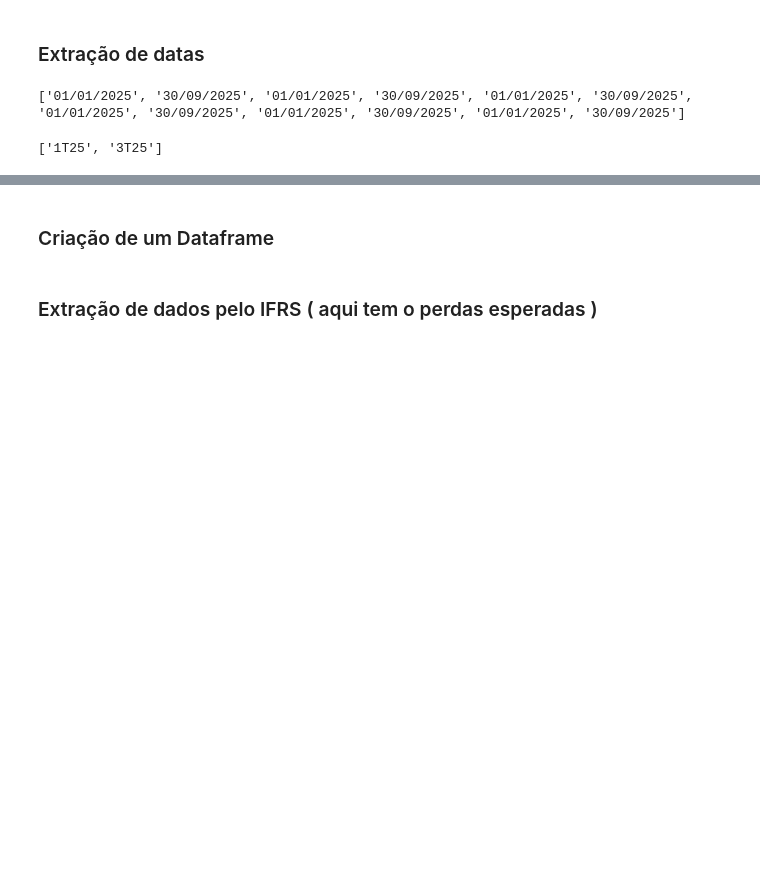
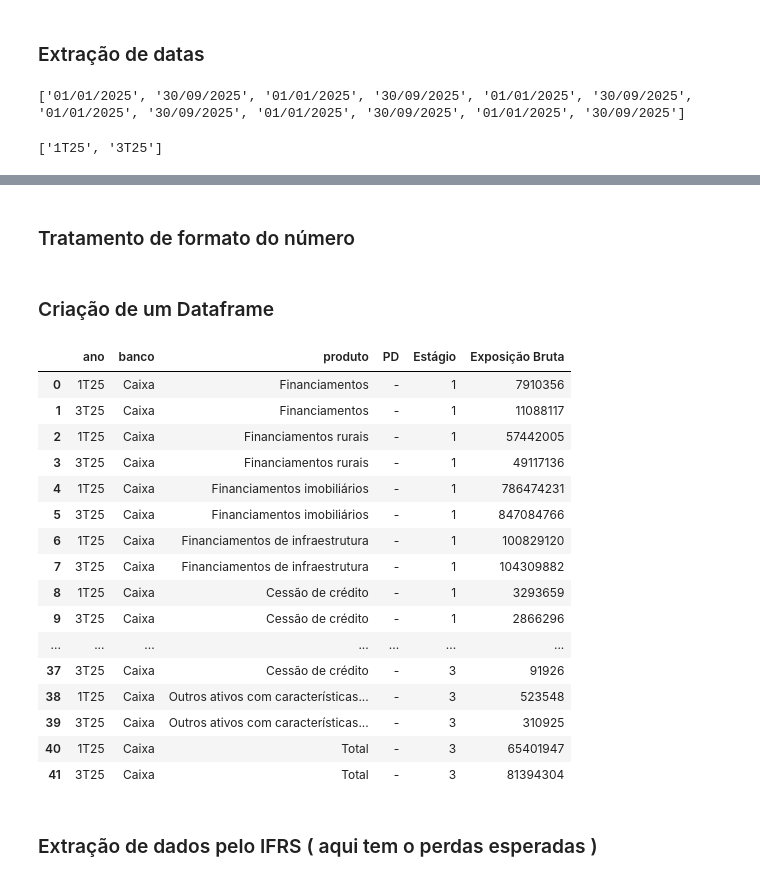
Before and after one commit to Beatriz-Bronoski/MVP---RI-extract, a Jupyter notebook: Extrator - Caixa.ipynb, the cells around one changed output, grey strips where cells are left out. Drawn from its saved outputs; the diff is of its cells as text; code cells hidden in the pictures; blank space fills up the shorter version.

```diff
--- a/Extrator - Caixa.ipynb
+++ b/Extrator - Caixa.ipynb
@@ -225,0 +262,2 @@ Individual
+# %% [markdown]
+### Tratamento de formato do número
@@ -226,5 +280,68 @@ Individual
 # %% [markdown]
 ### Criação de um Dataframe
+# %%
+def construir_linhas_caixa(texto_reduzido: str, trecho_original: str) -> list[dict]:
+
+    anos = extract_anos(trecho_original)
+    blocos = split_blocos_estagio(texto_reduzido)
+
+    linhas_finais = []
+
+    for estagio, bloco in blocos.items():
+
+        for linha in bloco.splitlines():
+
+            if eh_produto(linha):
+
+                produto, valores = parse_linha_produto(linha)
+
+                for idx, ano in enumerate(anos):
+
+                    valor = (
+                        normalizar_valor(valores[idx])
+                        if idx < len(valores)
+                        else None
+                    )
+
+                    linhas_finais.append({
+                        "ano": ano,
+                        "banco": "Caixa",
+                        "produto": produto,
+                        "PD": "-",
+                        "Estágio": estagio,
+                        "Exposição Bruta": valor,
+                    })
+
+    return linhas_finais
+# %%
+texto_reduzido = reduzir_texto(trecho)
+texto_individual = "\n".join(categorias(texto_reduzido, "Individual"))
+
+linhas = construir_linhas_caixa(texto_individual, trecho)
+
+df_final = pd.DataFrame(linhas)
+
+# remove total
+df_final = df_final[df_final["produto"] != "Total"].copy()
+df_final
+# %% [output]
+|  | ano | banco | produto | PD | Estágio | Exposição Bruta |
+| 0 | 1T25 | Caixa | Financiamentos | - | 1 | 7910356 |
+| 1 | 3T25 | Caixa | Financiamentos | - | 1 | 11088117 |
+| 2 | 1T25 | Caixa | Financiamentos rurais | - | 1 | 57442005 |
+| 3 | 3T25 | Caixa | Financiamentos rurais | - | 1 | 49117136 |
+| 4 | 1T25 | Caixa | Financiamentos imobiliários | - | 1 | 786474231 |
+| 5 | 3T25 | Caixa | Financiamentos imobiliários | - | 1 | 847084766 |
+| 6 | 1T25 | Caixa | Financiamentos de infraestrutura | - | 1 | 100829120 |
+| 7 | 3T25 | Caixa | Financiamentos de infraestrutura | - | 1 | 104309882 |
+| 8 | 1T25 | Caixa | Cessão de crédito | - | 1 | 3293659 |
+| 9 | 3T25 | Caixa | Cessão de crédito | - | 1 | 2866296 |
+| ... | ... | ... | ... | ... | ... | ... |
+| 37 | 3T25 | Caixa | Cessão de crédito | - | 3 | 91926 |
+| 38 | 1T25 | Caixa | Outros ativos com características... | - | 3 | 523548 |
+| 39 | 3T25 | Caixa | Outros ativos com características... | - | 3 | 310925 |
+| 40 | 1T25 | Caixa | Total | - | 3 | 65401947 |
+| 41 | 3T25 | Caixa | Total | - | 3 | 81394304 |
 # %% [markdown]
 ### Extração de dados pelo IFRS ( aqui tem o perdas esperadas )
 # %%
```
Also changed, not shown: parts of 15 cells of this notebook, 6 other files.
